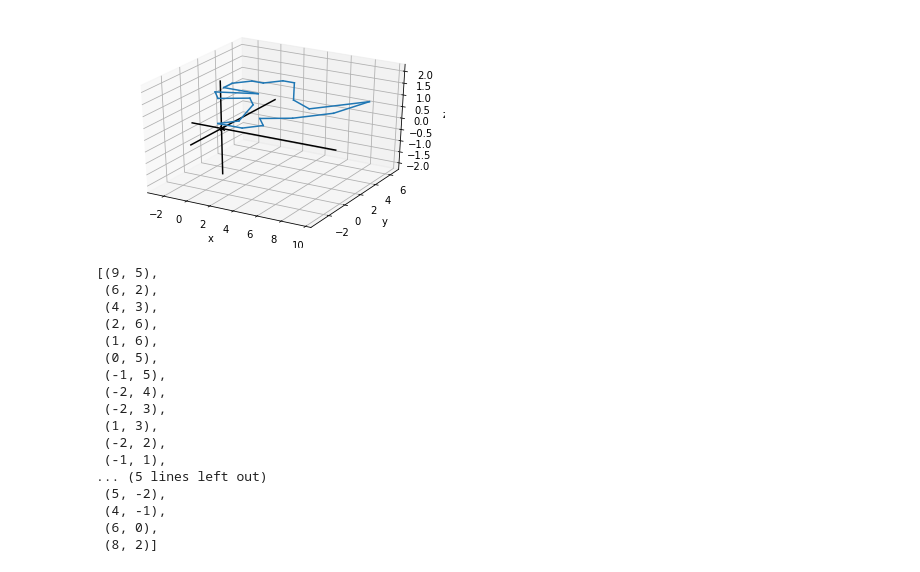
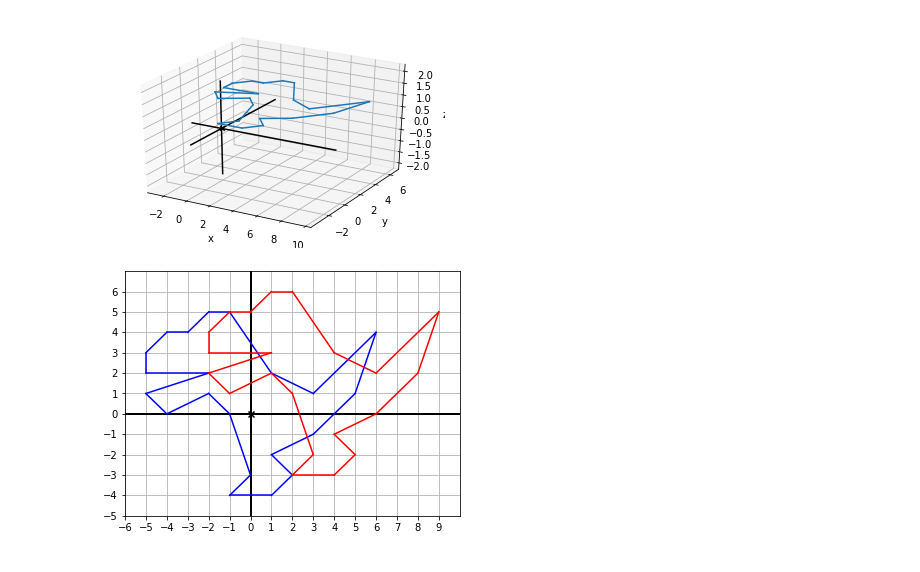
Before and after one commit to sergiovasquez122/Mathematics-for-programmers, a Jupyter notebook: Chapter5.ipynb, the cells around one changed output. Drawn from its saved outputs; the diff is of its cells as text; code cells hidden in the pictures.

```diff
--- a/Chapter5.ipynb
+++ b/Chapter5.ipynb
@@ -222,24 +222,9 @@ draw3d(Polygon3D(*translated_dino))
 # %%
 from transforms import *
 A = infer_matrix(3, project_xy)
-projected_xy = [multiply_matrix_vector(A, v) for v in translated_dino]
+projected_dino = [multiply_matrix_vector(A, v) for v in translated_dino]
-# %%
-draw2d(Polygon2D())
-# %% [output]
-[(9, 5),
- (6, 2),
- (4, 3),
- (2, 6),
- (1, 6),
- (0, 5),
- (-1, 5),
- (-2, 4),
- (-2, 3),
- (1, 3),
- (-2, 2),
- (-1, 1),
-... (5 lines left out)
- (5, -2),
- (4, -1),
- (6, 0),
- (8, 2)]
+# %%
+draw2d(Polygon2D(*dino_vectors, color = 'blue'),
+       Polygon2D(*projected_dino, color = 'red'))
+# %% [output]
+[figure, added]
```
